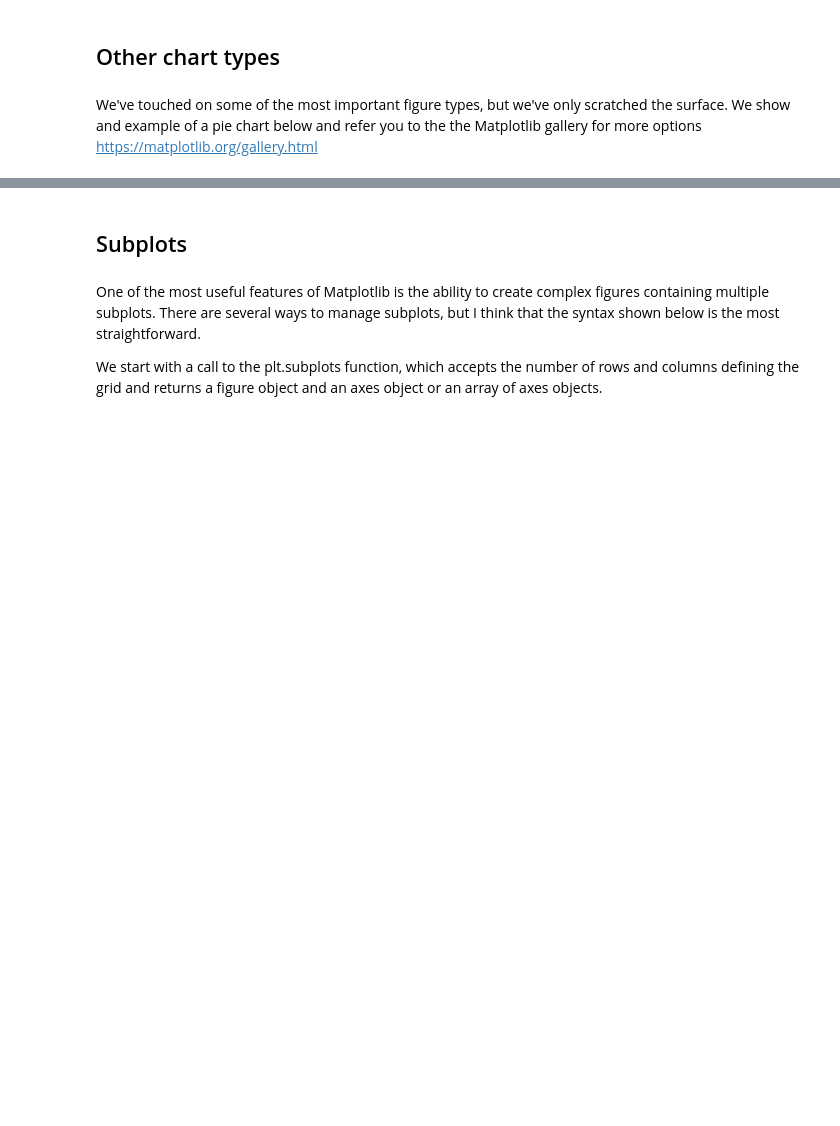
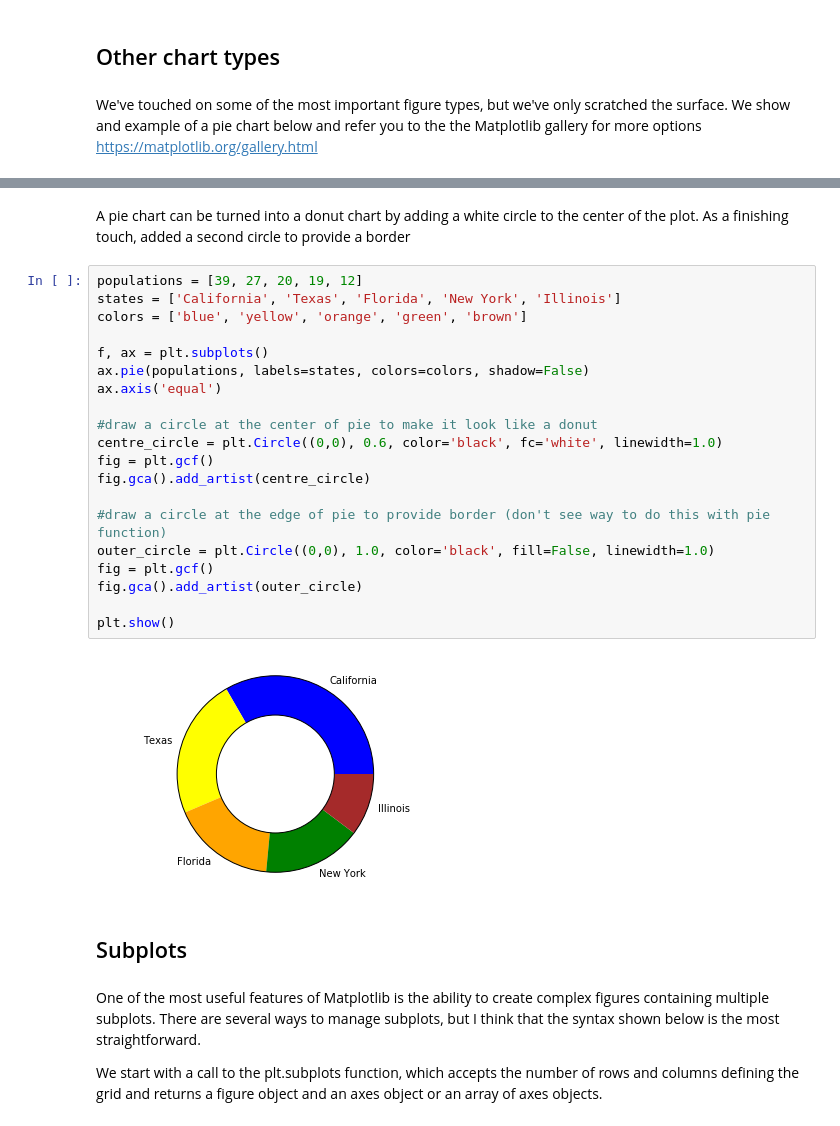
Before and after one commit to sinkovit/PythonSeries, a Jupyter notebook: Matplotlib.ipynb, the cells around one changed output, grey strips where cells are left out. Cells and saved outputs as stored; diff of their text form; blank space fills up the shorter version.

Commit message:
Added example of donut plot

```diff
--- a/Matplotlib.ipynb
+++ b/Matplotlib.ipynb
@@ -447,3 +495,27 @@ plt.show()
+# %% [markdown]
+A pie chart can be turned into a donut chart by adding a white circle to the center of the plot. As a finishing touch, added a second circle to provide a border
+# %%
+populations = [39, 27, 20, 19, 12]
+states = ['California', 'Texas', 'Florida', 'New York', 'Illinois']
+colors = ['blue', 'yellow', 'orange', 'green', 'brown']
+
+f, ax = plt.subplots()
+ax.pie(populations, labels=states, colors=colors, shadow=False)
+ax.axis('equal')
+
+#draw a circle at the center of pie to make it look like a donut
+centre_circle = plt.Circle((0,0), 0.6, color='black', fc='white', linewidth=1.0)
+fig = plt.gcf()
+fig.gca().add_artist(centre_circle)
+
+#draw a circle at the edge of pie to provide border (don't see way to do this with pie function)
+outer_circle = plt.Circle((0,0), 1.0, color='black', fill=False, linewidth=1.0)
+fig = plt.gcf()
+fig.gca().add_artist(outer_circle)
+
+plt.show()
+# %% [output]
+[figure, added]
 # %% [markdown]
 ## Subplots
 # %% [markdown]
```
Also changed, not shown: parts of 29 cells of this notebook.
